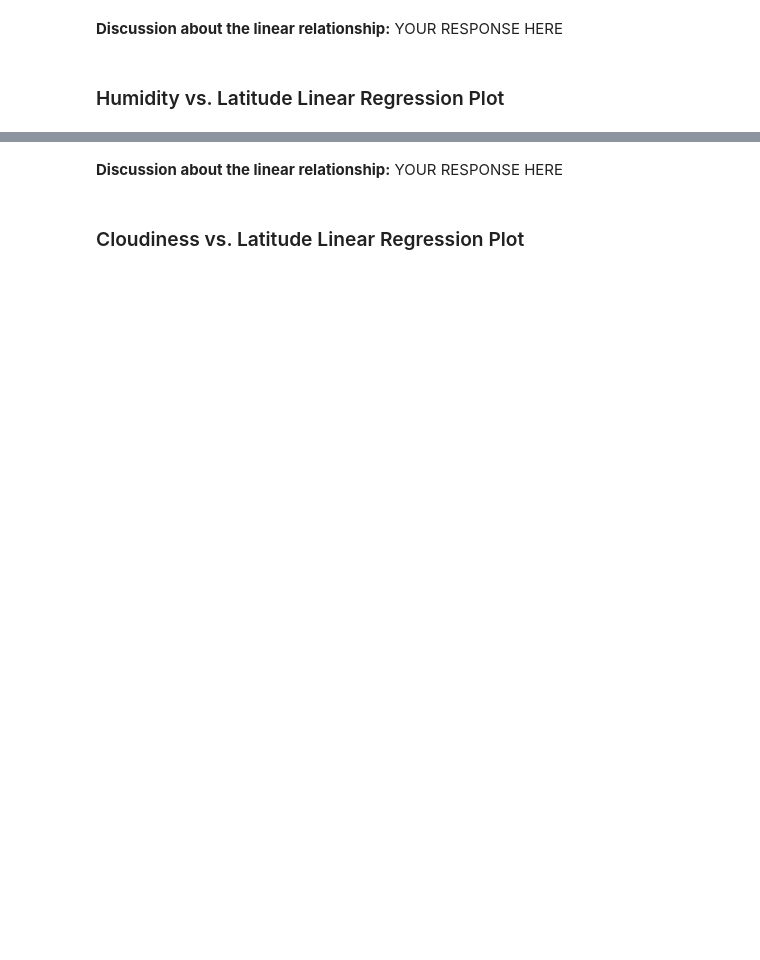
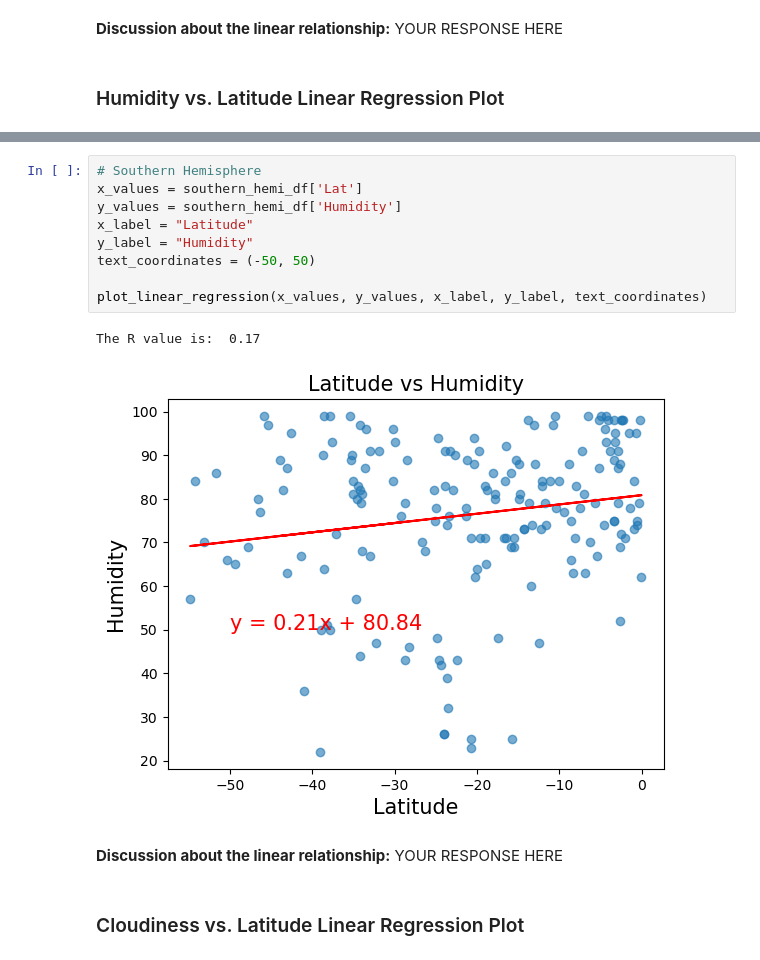
Before and after one commit to JAld3r/python-api-challenge, a Jupyter notebook: WeatherPy/WeatherPy.ipynb, the cells around one changed output, grey strips where cells are left out. Saved outputs shown, nothing was run; the diff lists cells and outputs as text; blank space fills up the shorter version.

```diff
--- a/WeatherPy/WeatherPy.ipynb
+++ b/WeatherPy/WeatherPy.ipynb
@@ -358,3 +360,15 @@ The r-value is: 0.0002808747046324607
+# %%
+# Southern Hemisphere
+x_values = southern_hemi_df['Lat']
+y_values = southern_hemi_df['Humidity']
+x_label = "Latitude"
+y_label = "Humidity"
+text_coordinates = (-50, 50)
+
+plot_linear_regression(x_values, y_values, x_label, y_label, text_coordinates)
+# %% [output]
+The R value is:  0.17
+[figure, added]
 # %% [markdown]
 **Discussion about the linear relationship:** YOUR RESPONSE HERE
 # %% [markdown]
```
Also changed, not shown: parts of 14 cells of this notebook.
